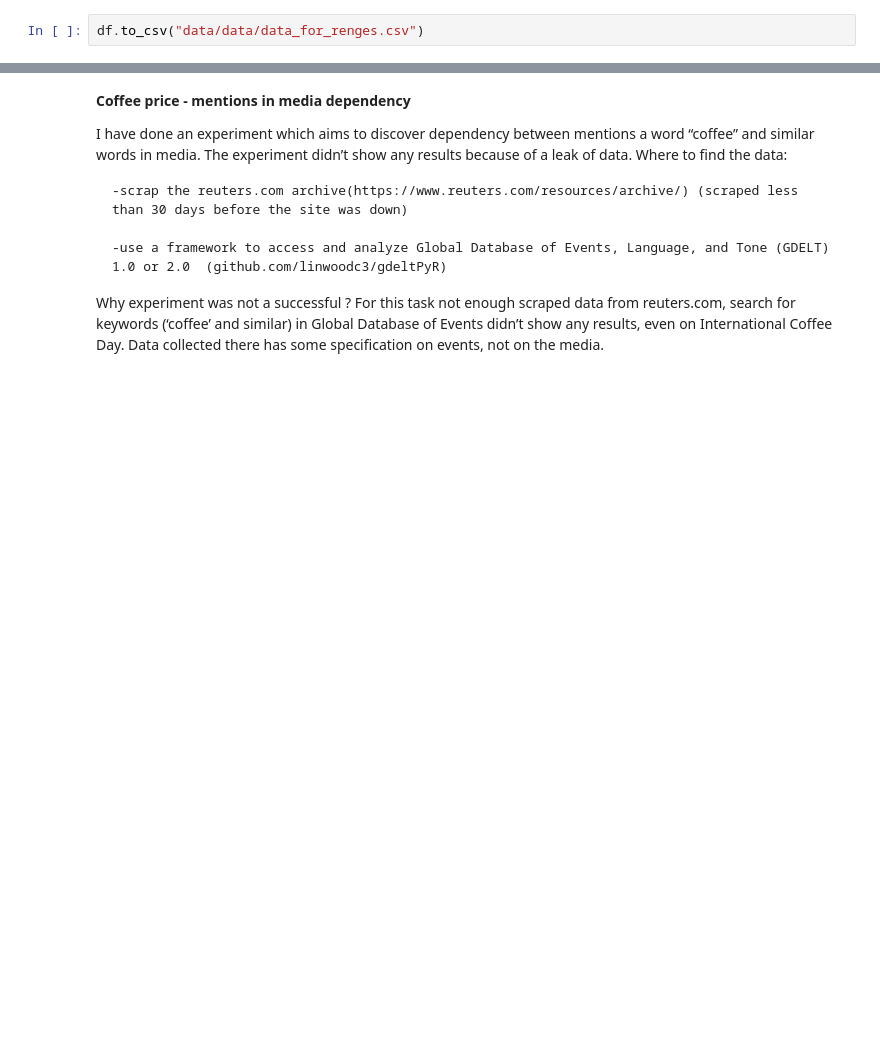
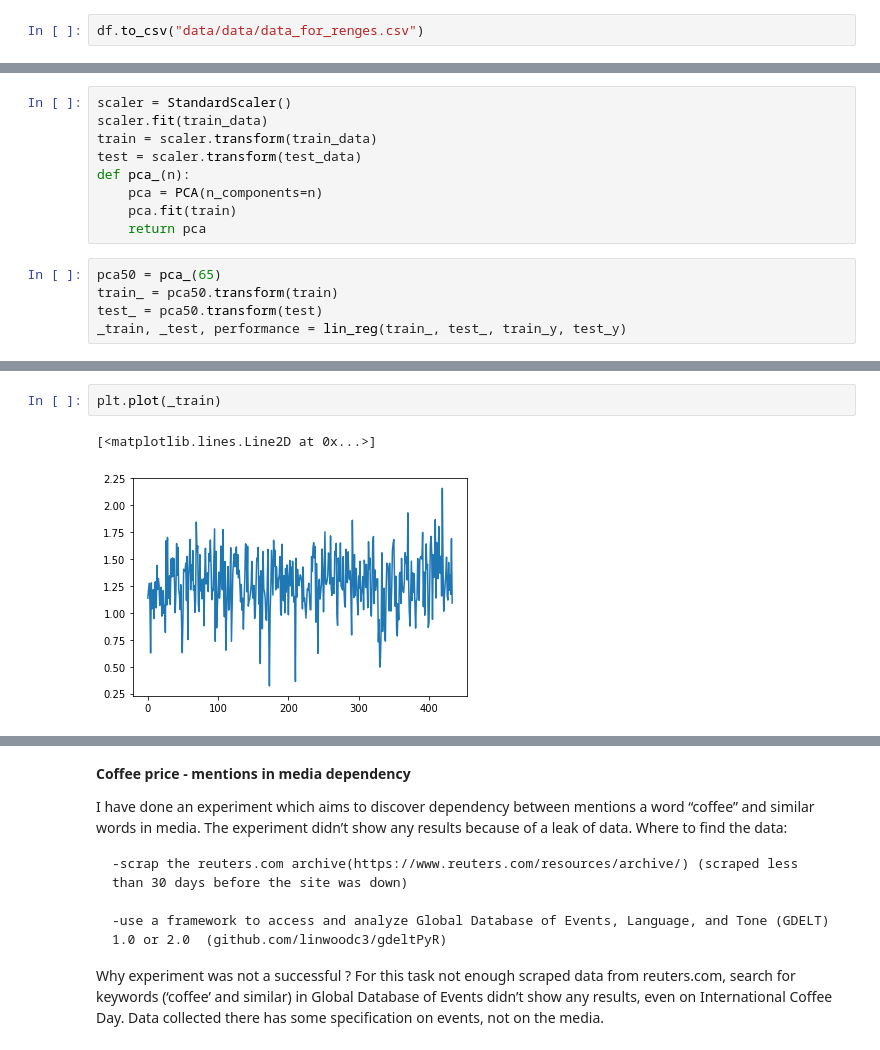
Before and after one commit to irynakostyshyn/coffee-price-prediction, a Jupyter notebook: merge_datasets.ipynb, the cells around one changed output, grey strips where cells are left out. Cells and saved outputs as stored; diff of their text form; blank space fills up the shorter version.

```diff
--- a/merge_datasets.ipynb
+++ b/merge_datasets.ipynb
@@ -472,0 +503,14 @@ df.to_csv("data/data/data_for_renges.csv")
+# %%
+scaler = StandardScaler()
+scaler.fit(train_data)
+train = scaler.transform(train_data)
+test = scaler.transform(test_data)
+def pca_(n):
+    pca = PCA(n_components=n)
+    pca.fit(train)
+    return pca
+# %%
+pca50 = pca_(65)
+train_ = pca50.transform(train)
+test_ = pca50.transform(test)
+_train, _test, performance = lin_reg(train_, test_, train_y, test_y)
@@ -472,0 +522,5 @@ df.to_csv("data/data/data_for_renges.csv")
+# %%
+plt.plot(_train)
+# %% [output]
+[<matplotlib.lines.Line2D at 0x...>]
+[figure, added]
```
Also changed, not shown: parts of 10 cells of this notebook, 2 other files.
